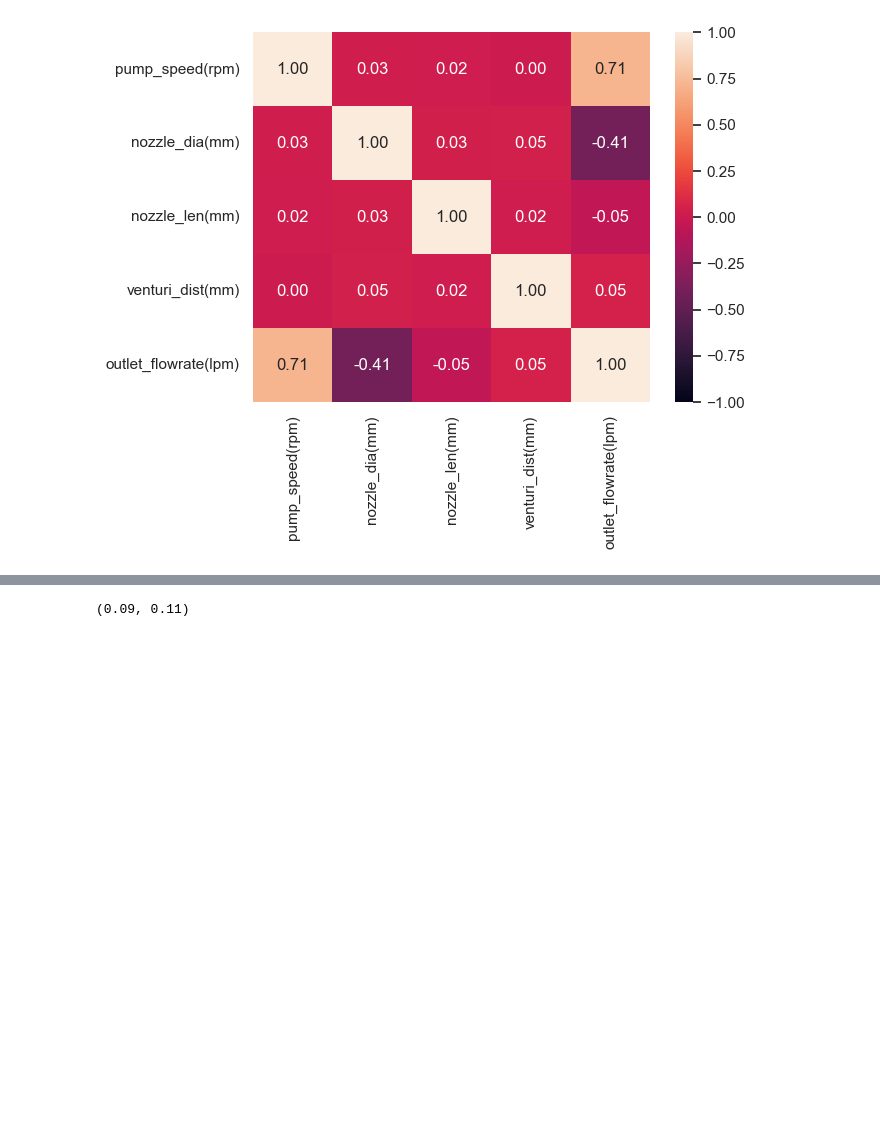
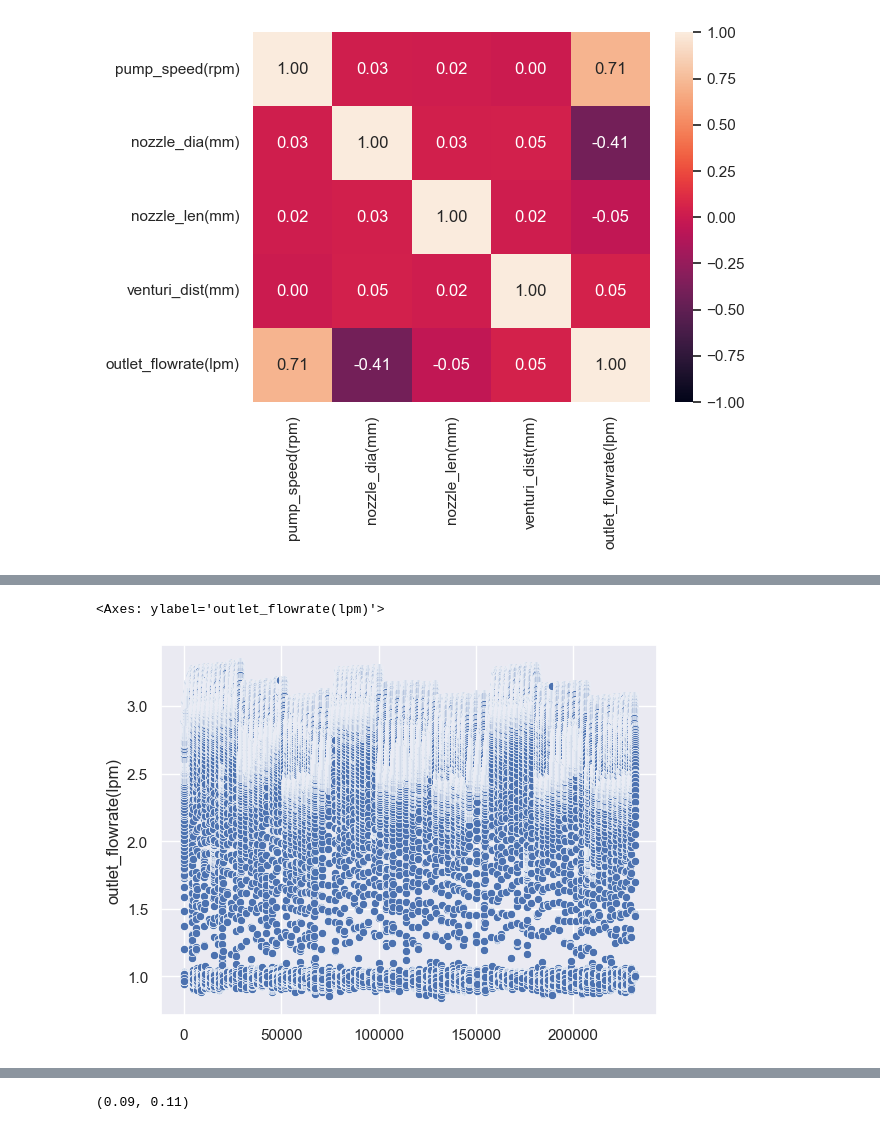
Before and after one commit to jinbeomjeong/estimate_venturi_pump_flow, a Jupyter notebook: analysis_data.ipynb, the cells around one changed output, grey strips where cells are left out. Cells and saved outputs as stored; diff of their text form; code cells hidden in the pictures; blank space fills up the shorter version.

```diff
--- a/analysis_data.ipynb
+++ b/analysis_data.ipynb
@@ -87,0 +77,5 @@ sns.heatmap(dataset_copy.corr(), annot=True, fmt='.2f', vmin=-1, vmax=1)
+# %%
+sns.scatterplot(np.log10(dataset['outlet_flowrate(lpm)']+10))
+# %% [output]
+<Axes: ylabel='outlet_flowrate(lpm)'>
+[figure, added]
```
Also changed, not shown: parts of 5 cells of this notebook, 1 other file.
